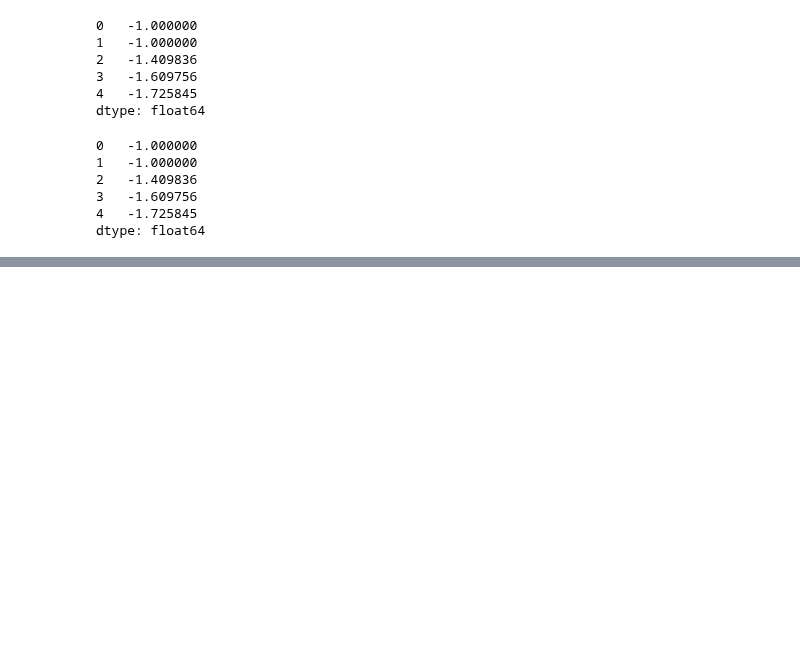
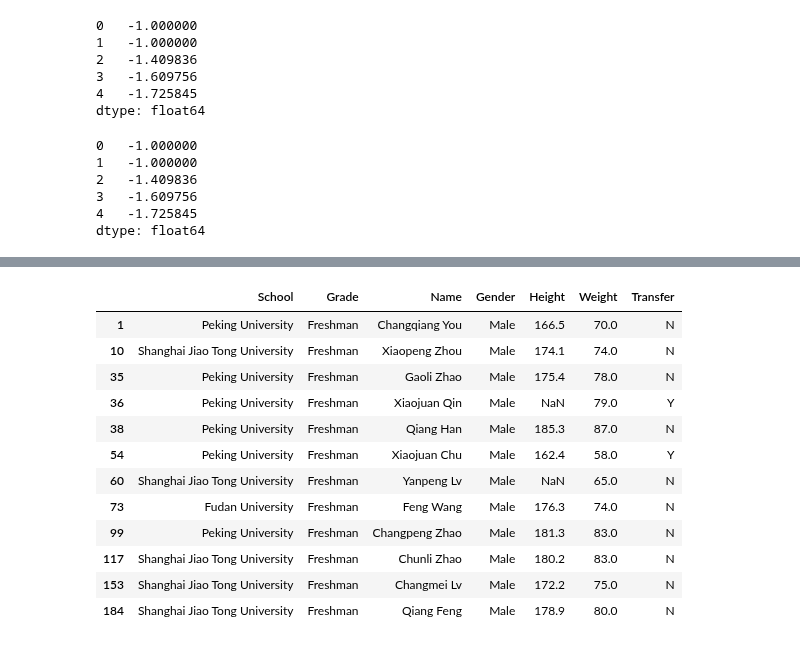
Before and after one commit to backtraxe/tutorials, a Jupyter notebook: pandas基础.ipynb, the cells around one changed output, grey strips where cells are left out. Saved outputs shown, nothing was run; the diff lists cells and outputs as text; code cells hidden in the pictures; blank space fills up the shorter version.

```diff
--- a/pandas基础.ipynb
+++ b/pandas基础.ipynb
@@ -1097,0 +1331,16 @@ KeyError: 0
+# %%
+df.query('Grade == ["Freshman"] and Gender == "Male"')
+# %% [output]
+|  | School | Grade | Name | Gender | Height | Weight | Transfer |
+| 1 | Peking University | Freshman | Changqiang You | Male | 166.5 | 70.0 | N |
+| 10 | Shanghai Jiao Tong University | Freshman | Xiaopeng Zhou | Male | 174.1 | 74.0 | N |
+| 35 | Peking University | Freshman | Gaoli Zhao | Male | 175.4 | 78.0 | N |
+| 36 | Peking University | Freshman | Xiaojuan Qin | Male | NaN | 79.0 | Y |
+| 38 | Peking University | Freshman | Qiang Han | Male | 185.3 | 87.0 | N |
+| 54 | Peking University | Freshman | Xiaojuan Chu | Male | 162.4 | 58.0 | Y |
+| 60 | Shanghai Jiao Tong University | Freshman | Yanpeng Lv | Male | NaN | 65.0 | N |
+| 73 | Fudan University | Freshman | Feng Wang | Male | 176.3 | 74.0 | N |
+| 99 | Peking University | Freshman | Changpeng Zhao | Male | 181.3 | 83.0 | N |
+| 117 | Shanghai Jiao Tong University | Freshman | Chunli Zhao | Male | 180.2 | 83.0 | N |
+| 153 | Shanghai Jiao Tong University | Freshman | Changmei Lv | Male | 172.2 | 75.0 | N |
+| 184 | Shanghai Jiao Tong University | Freshman | Qiang Feng | Male | 178.9 | 80.0 | N |
```
Also changed, not shown: parts of 41 cells of this notebook, 2 other files.
